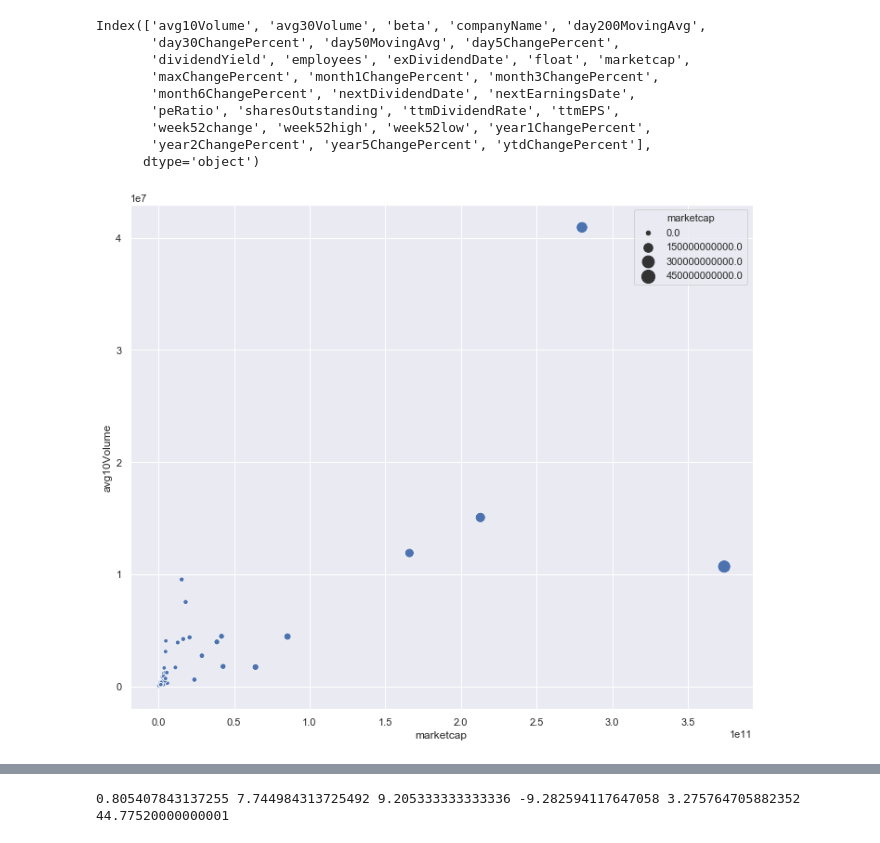
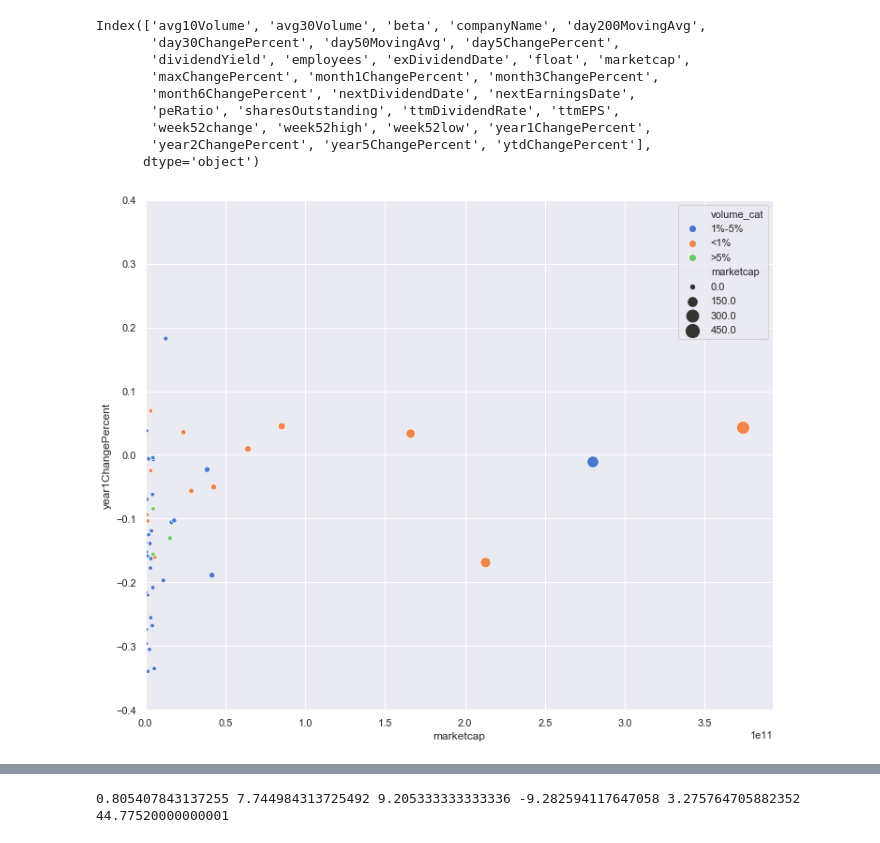
Before and after one commit to mberrien-fitzsimons/survey_public_banks, a Jupyter notebook: notebooks/20190715_DM_Welch.ipynb, the cells around one changed output, grey strips where cells are left out. Saved outputs shown, nothing was run; the diff lists cells and outputs as text; code cells hidden in the pictures.

```diff
--- a/notebooks/20190715_DM_Welch.ipynb
+++ b/notebooks/20190715_DM_Welch.ipynb
@@ -34,15 +34,33 @@ Index(['avg10Volume', 'avg30Volume', 'beta', 'companyName', 'day200MovingAvg',
        'week52change', 'week52high', 'week52low', 'year1ChangePercent',
        'year2ChangePercent', 'year5ChangePercent', 'ytdChangePercent'],
       dtype='object')
+# %%
+key_stats_df['avg10VolMarketCap']=(key_stats_df.avg10Volume / key_stats_df.marketcap)*100
+
+#Define function to split Volume into 3 groups
+def get_volume_cat(pb):
+    if pb <= 0.01:
+        return '<1%'
+    elif pb <= 0.05:
+        return '1%-5%'
+    else:
+        return '>5%'
+
+#Apply function defined above
+key_stats_df["volume_cat"] = key_stats_df.avg10VolMarketCap.apply(lambda x: get_volume_cat(x))
 # %%
 sharesOut = key_stats_df['sharesOutstanding']
 marketCap = key_stats_df['marketcap']
 avg10Vol = key_stats_df['avg10Volume']
-names = (key_stats_df['companyName']).tolist
+volume = key_stats_df["volume_cat"]
 sns.set(color_codes=True)
 sns.set(rc={'figure.figsize':(12,10)})
 
-sns.scatterplot(x=marketCap, y = avg10Vol, size = marketCap, sizes = (20, 200), legend = 'brief', markers = names)
+sns.scatterplot(x=marketCap, y = key_stats_df['year1ChangePercent'], hue = volume, palette=sns.color_palette("muted")[:3], size = marketCap/1e9, sizes = (20, 200), legend = 'brief', markers = names)
+#palette=sns.color_palette("muted")[:4]
+plt.ylim(-0.4, 0.4)
+plt.xlim(0, None)
+
 plt.show()
 # %% [output]
-[figure, old version]
+[figure, new version]
```
Also changed, not shown: parts of 8 cells of this notebook.
